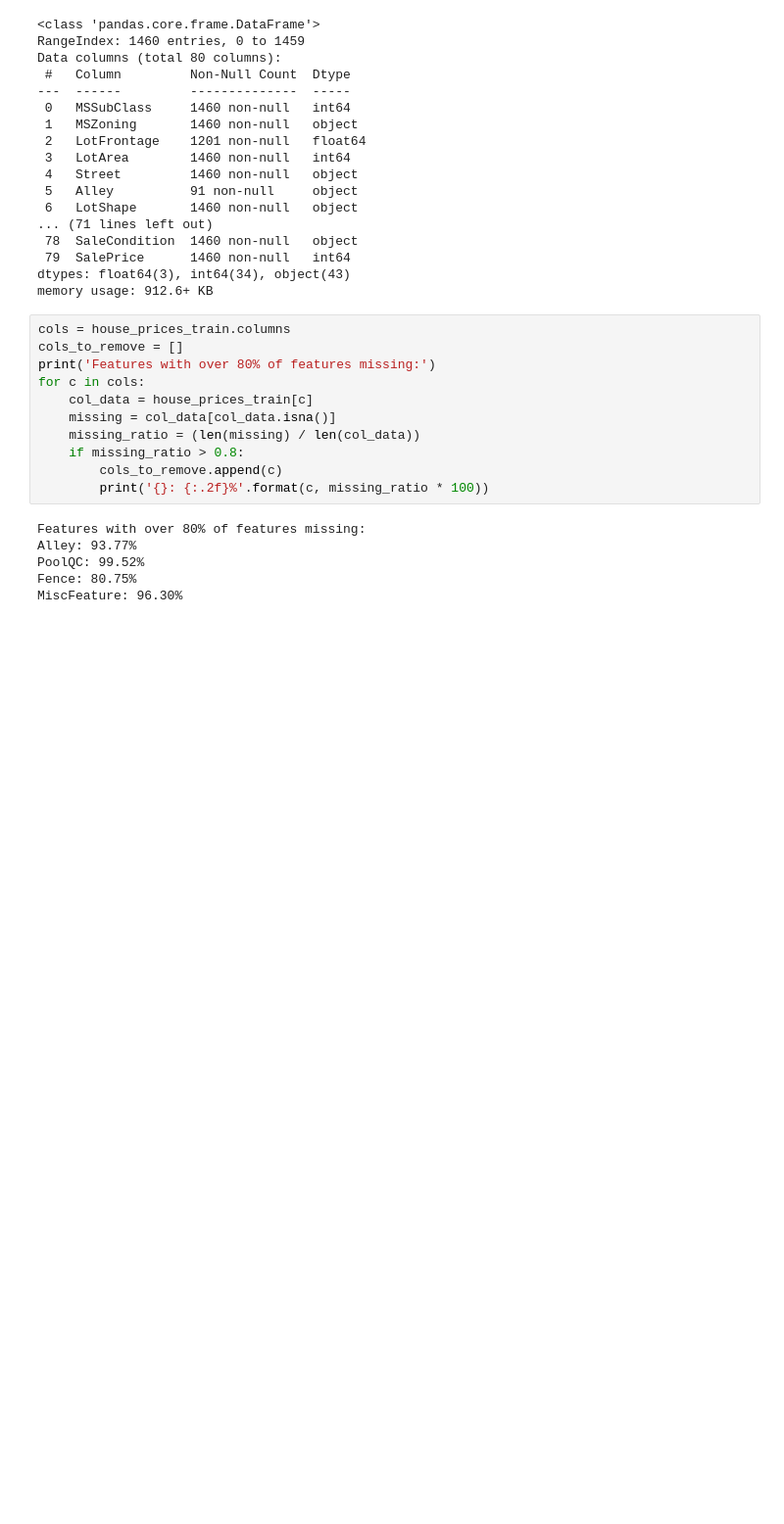
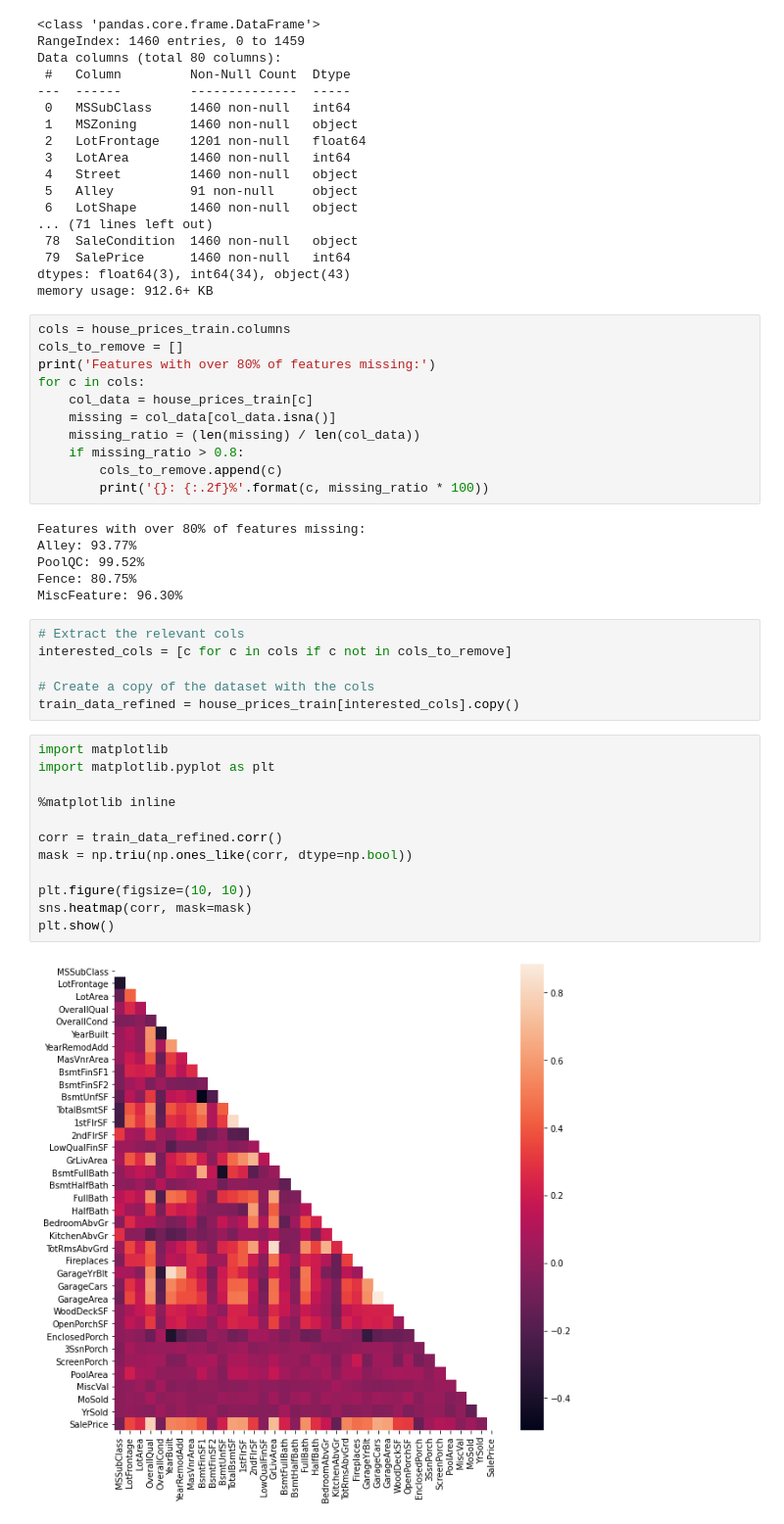
Before and after one commit to Ryan95Z/ml-house-prices, a Jupyter notebook: notebooks/House Prices - EDA.ipynb, the cells around one changed output. Shown: that part at 98% size. Drawn from its saved outputs; the diff is of its cells as text; blank space fills up the shorter version.

```diff
--- a/notebooks/House Prices - EDA.ipynb
+++ b/notebooks/House Prices - EDA.ipynb
@@ -59,3 +59,23 @@ Alley: 93.77%
 PoolQC: 99.52%
 Fence: 80.75%
 MiscFeature: 96.30%
+# %%
+# Extract the relevant cols
+interested_cols = [c for c in cols if c not in cols_to_remove]
+
+# Create a copy of the dataset with the cols
+train_data_refined = house_prices_train[interested_cols].copy()
+# %%
+import matplotlib
+import matplotlib.pyplot as plt
+
+%matplotlib inline
+
+corr = train_data_refined.corr()
+mask = np.triu(np.ones_like(corr, dtype=np.bool))
+
+plt.figure(figsize=(10, 10))
+sns.heatmap(corr, mask=mask)
+plt.show()
+# %% [output]
+[figure, added]
```
Also changed, not shown: parts of 5 cells of this notebook.
